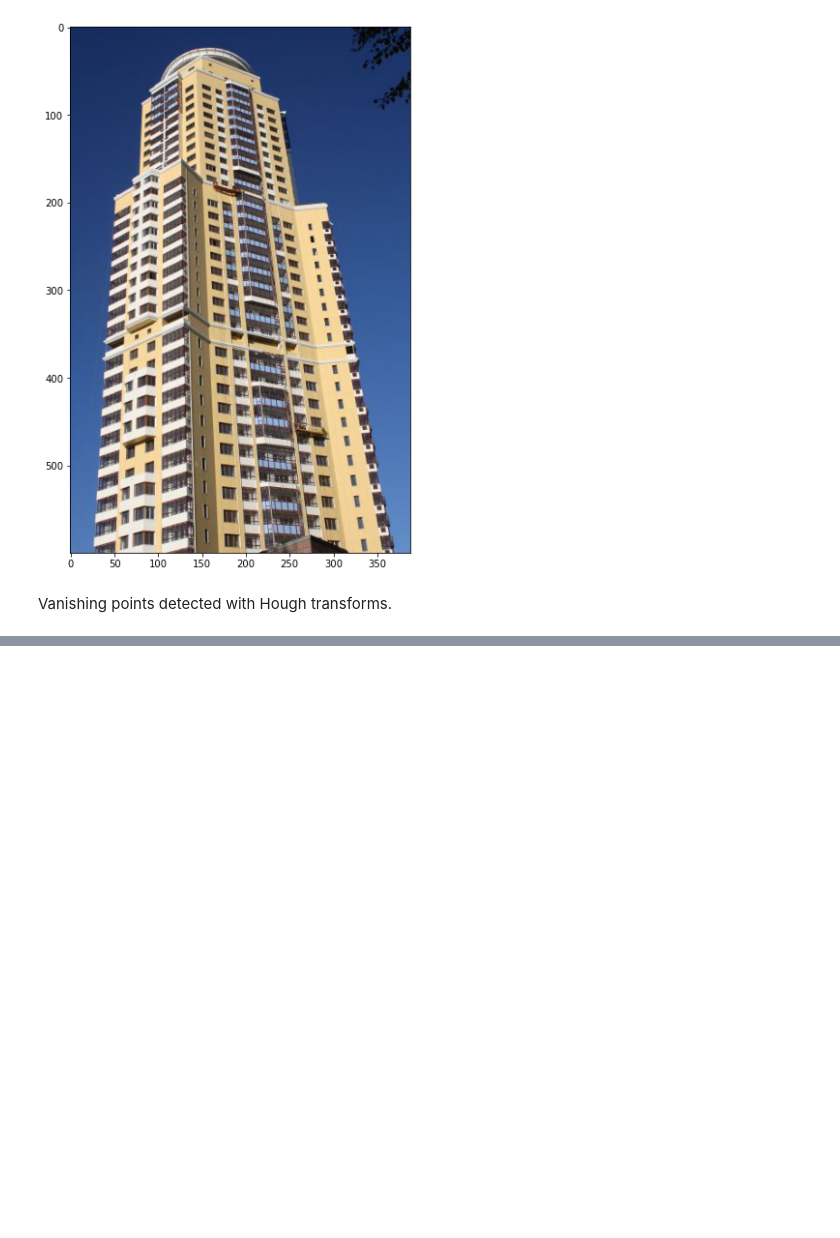
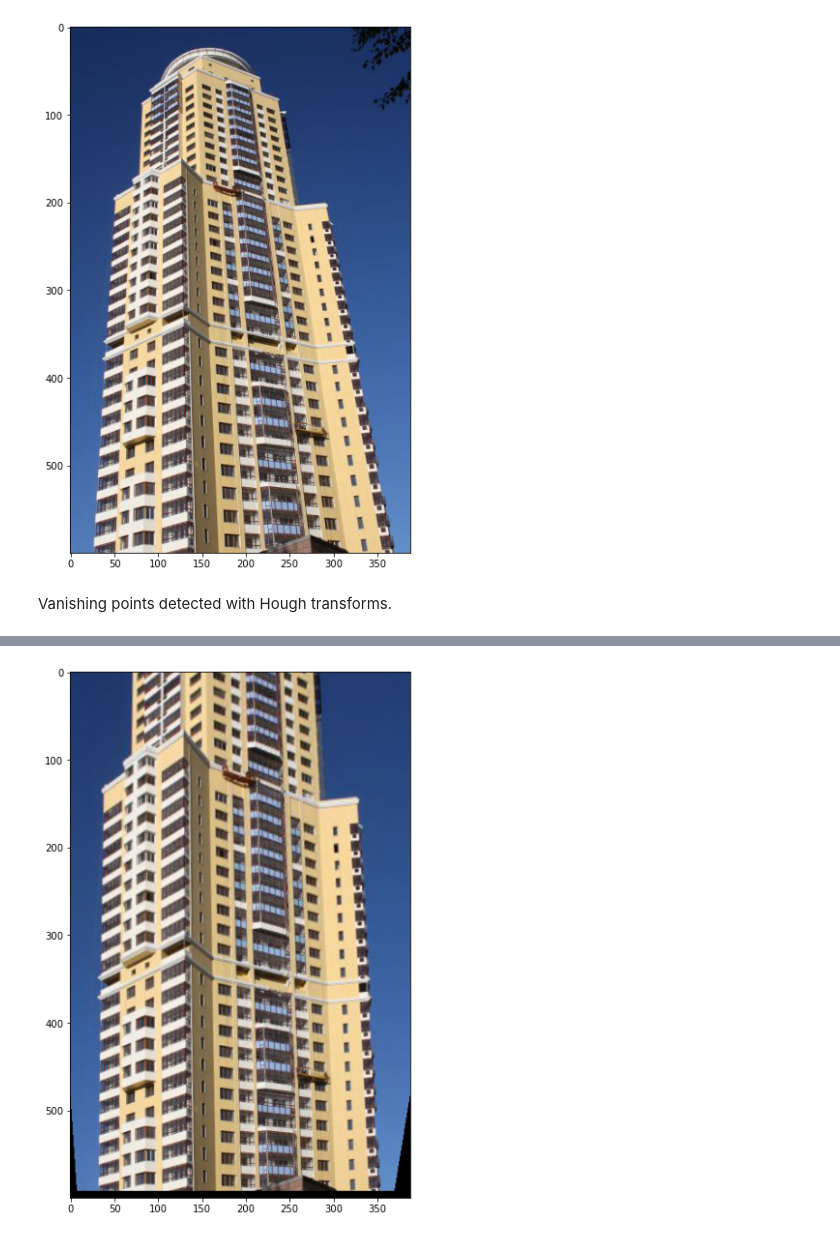
Before and after one commit to jointpoints/perspective-control, a Jupyter notebook: experiments/projective_transform.ipynb, the cells around one changed output, grey strips where cells are left out. Cells and saved outputs as stored; diff of their text form; code cells hidden in the pictures; blank space fills up the shorter version.

```diff
--- a/experiments/projective_transform.ipynb
+++ b/experiments/projective_transform.ipynb
@@ -57,0 +74,9 @@ render_image(transform.warp(image, transform_op))
+# %%
+focal_length = 1#714
+rotate_transform = transform.EuclideanTransform(matrix=np.array([[focal_length,                     0,                      0],
+                                                                 [0           , focal_length * cos(0.0006), -focal_length * sin(0.0006)],
+                                                                 [0           ,                sin(0.0006),                 cos(0.0006)]]))
+# %%
+render_image(transform.warp(image, (origin_transform + rotate_transform + inv_origin_transform).inverse))
+# %% [output]
+[figure, added]
```
Also changed, not shown: parts of 10 cells of this notebook.
